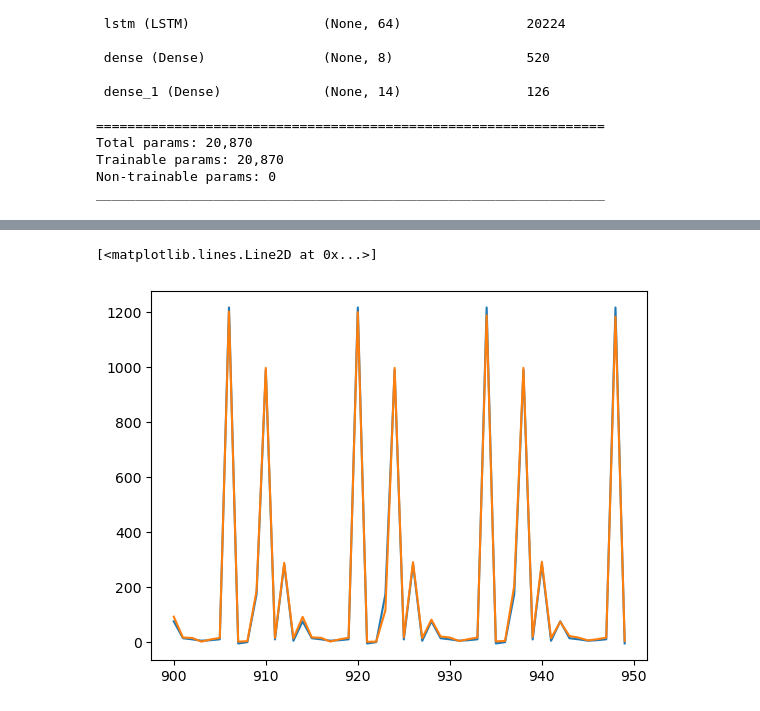
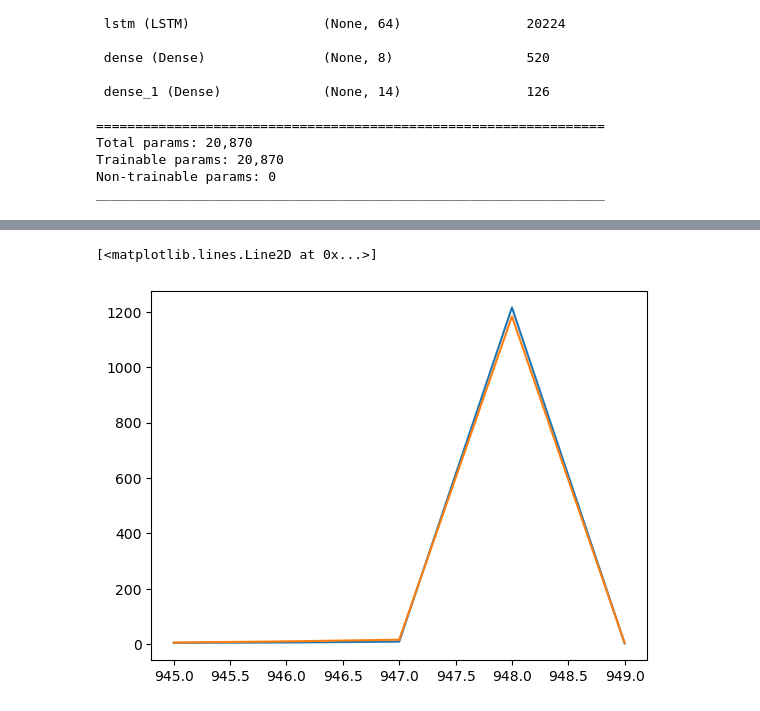
Before and after one commit to s0hams1nha/Thoucentric, a Jupyter notebook: TimeSeriesForescast.ipynb, the cells around one changed output, grey strips where cells are left out. Saved outputs shown, nothing was run; the diff lists cells and outputs as text; code cells hidden in the pictures.

```diff
--- a/TimeSeriesForescast.ipynb
+++ b/TimeSeriesForescast.ipynb
@@ -194,10 +203,10 @@ val_results
 70000 rows × 2 columns
 # %%
-plt.plot(val_results['Val Predictions'][900:950])
-plt.plot(val_results['Val Actuals'][900:950])
+plt.plot(val_results['Val Predictions'][945:950])
+plt.plot(val_results['Val Actuals'][945:950])
 # %% [output]
 [<matplotlib.lines.Line2D at 0x...>]
-[figure, old version]
+[figure, new version]
 # %%
 test_predictions = model.predict(X_test).flatten()
 ytest1=y_test.flatten()
```
Also changed, not shown: parts of 15 cells of this notebook, 9 other files.
